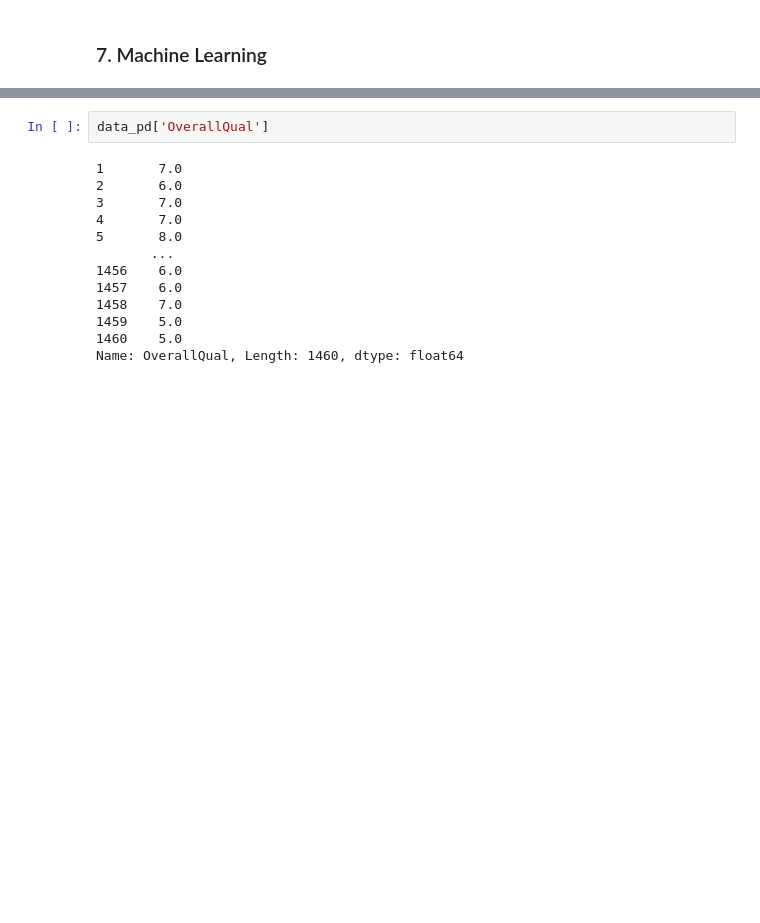
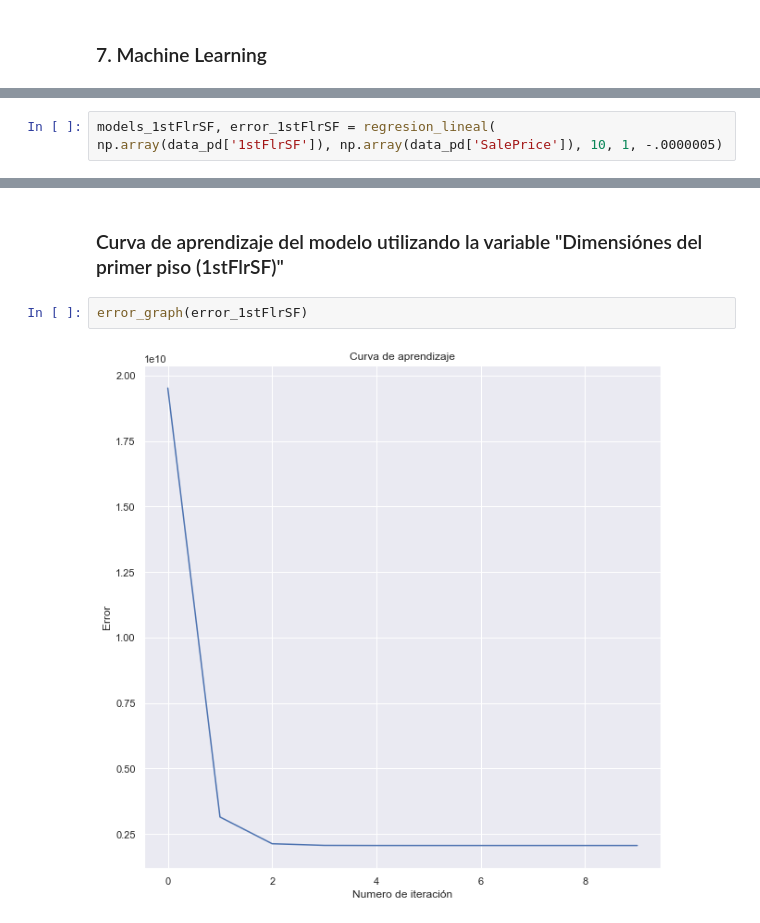
Before and after one commit to DiegoBran16/DataSciecne-Python_Linear-Regression, a Jupyter notebook: Proyecto_1.ipynb, the cells around one changed output, grey strips where cells are left out. Drawn from its saved outputs; the diff is of its cells as text; blank space fills up the shorter version.

```diff
--- a/Proyecto_1.ipynb
+++ b/Proyecto_1.ipynb
@@ -205,0 +320,2 @@ betas
+# %%
+models_1stFlrSF, error_1stFlrSF = regresion_lineal( np.array(data_pd['1stFlrSF']), np.array(data_pd['SalePrice']), 10, 1, -.0000005)
@@ -206,15 +333,6 @@ betas
+# %% [markdown]
+### Curva de aprendizaje del modelo utilizando la variable "Dimensiónes del primer piso (1stFlrSF)"
 # %%
-data_pd['OverallQual']
+error_graph(error_1stFlrSF)
 # %% [output]
-1       7.0
-2       6.0
-3       7.0
-4       7.0
-5       8.0
-       ...
-1456    6.0
-1457    6.0
-1458    7.0
-1459    5.0
-1460    5.0
-Name: OverallQual, Length: 1460, dtype: float64
+[figure, added]
```
Also changed, not shown: parts of 17 cells of this notebook, 1 other file.
